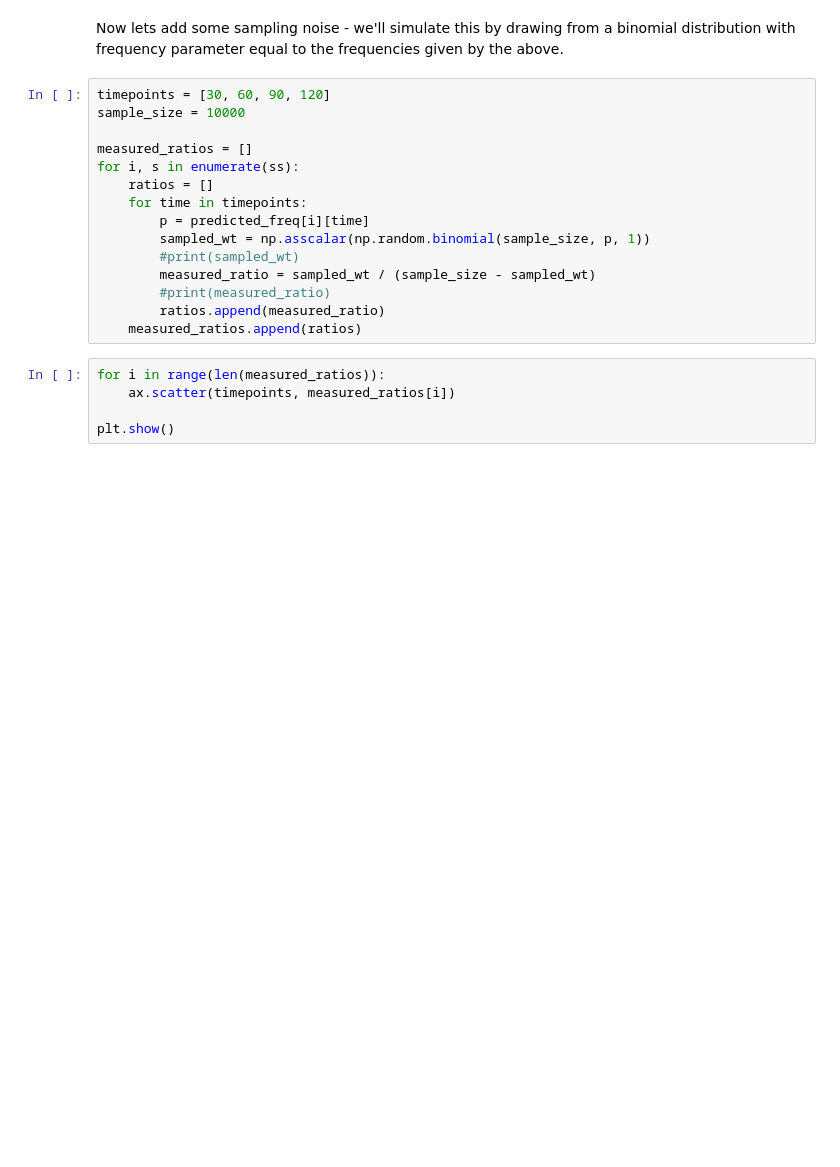
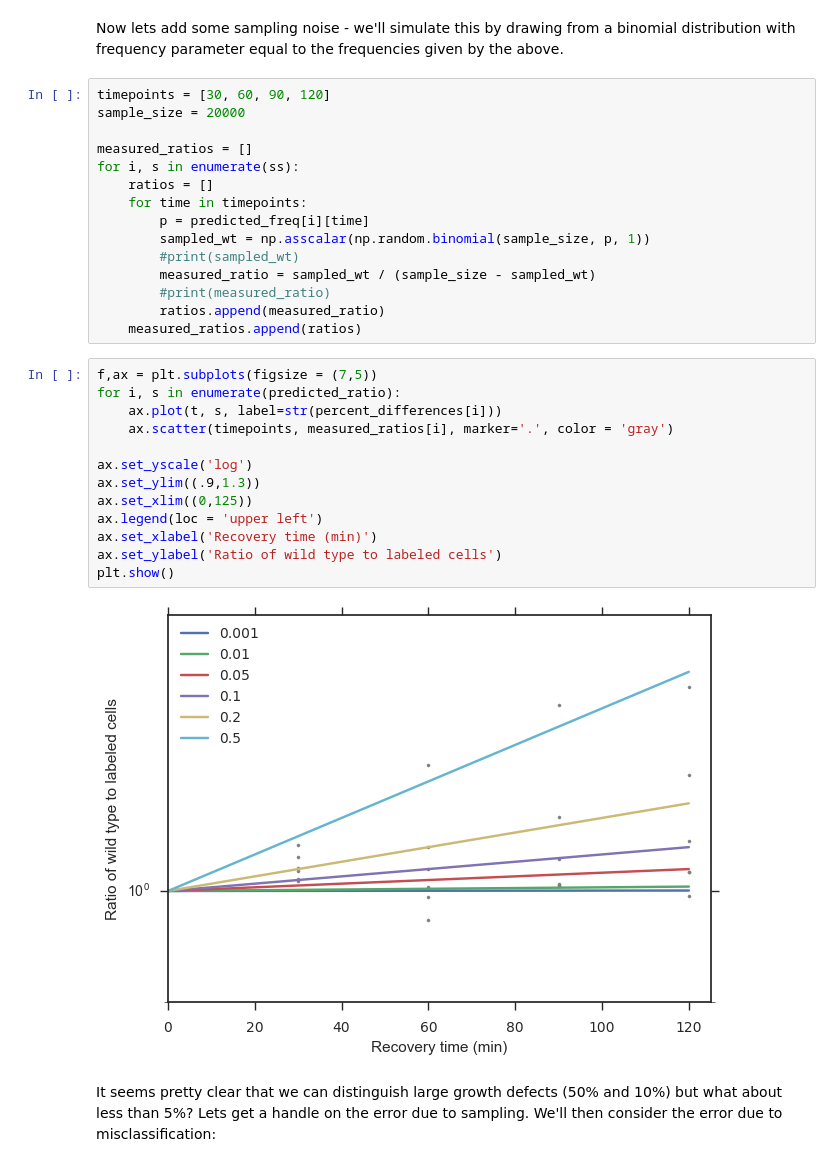
Before and after one commit to haneulyoo/agg_simv2, a Jupyter notebook: stress-growth-rate-sim.ipynb, the cells around one changed output. Drawn from its saved outputs; the diff is of its cells as text; blank space fills up the shorter version.

```diff
--- a/stress-growth-rate-sim.ipynb
+++ b/stress-growth-rate-sim.ipynb
@@ -58,7 +58,7 @@ plt.show()
 Now lets add some sampling noise - we'll simulate this by drawing from a binomial distribution with frequency parameter equal to the frequencies given by the above.
 # %%
 timepoints = [30, 60, 90, 120]
-sample_size = 10000
+sample_size = 20000
 
 measured_ratios = []
 for i, s in enumerate(ss):
@@ -71,8 +71,20 @@ for i, s in enumerate(ss):
         #print(measured_ratio)
         ratios.append(measured_ratio)
     measured_ratios.append(ratios)
-# %%
-for i in range(len(measured_ratios)):
-    ax.scatter(timepoints, measured_ratios[i])
-
-plt.show()
+# %%
+f,ax = plt.subplots(figsize = (7,5))
+for i, s in enumerate(predicted_ratio):
+    ax.plot(t, s, label=str(percent_differences[i]))
+    ax.scatter(timepoints, measured_ratios[i], marker='.', color = 'gray')
+
+ax.set_yscale('log')
+ax.set_ylim((.9,1.3))
+ax.set_xlim((0,125))
+ax.legend(loc = 'upper left')
+ax.set_xlabel('Recovery time (min)')
+ax.set_ylabel('Ratio of wild type to labeled cells')
+plt.show()
+# %% [output]
+[figure, added]
+# %% [markdown]
+It seems pretty clear that we can distinguish large growth defects (50% and 10%) but what about less than 5%? Lets get a handle on the error due to sampling. We'll then consider the error due to misclassification:
```
Also changed, not shown: parts of 5 cells of this notebook.
